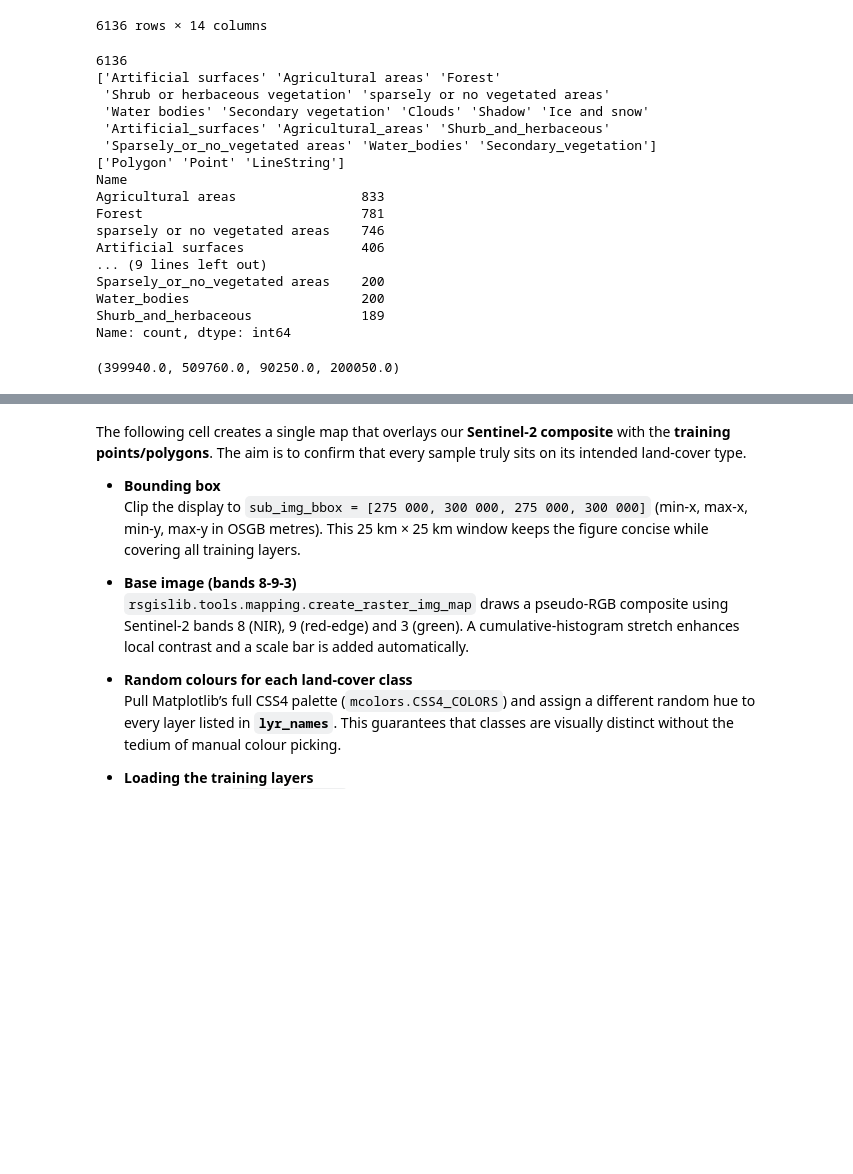
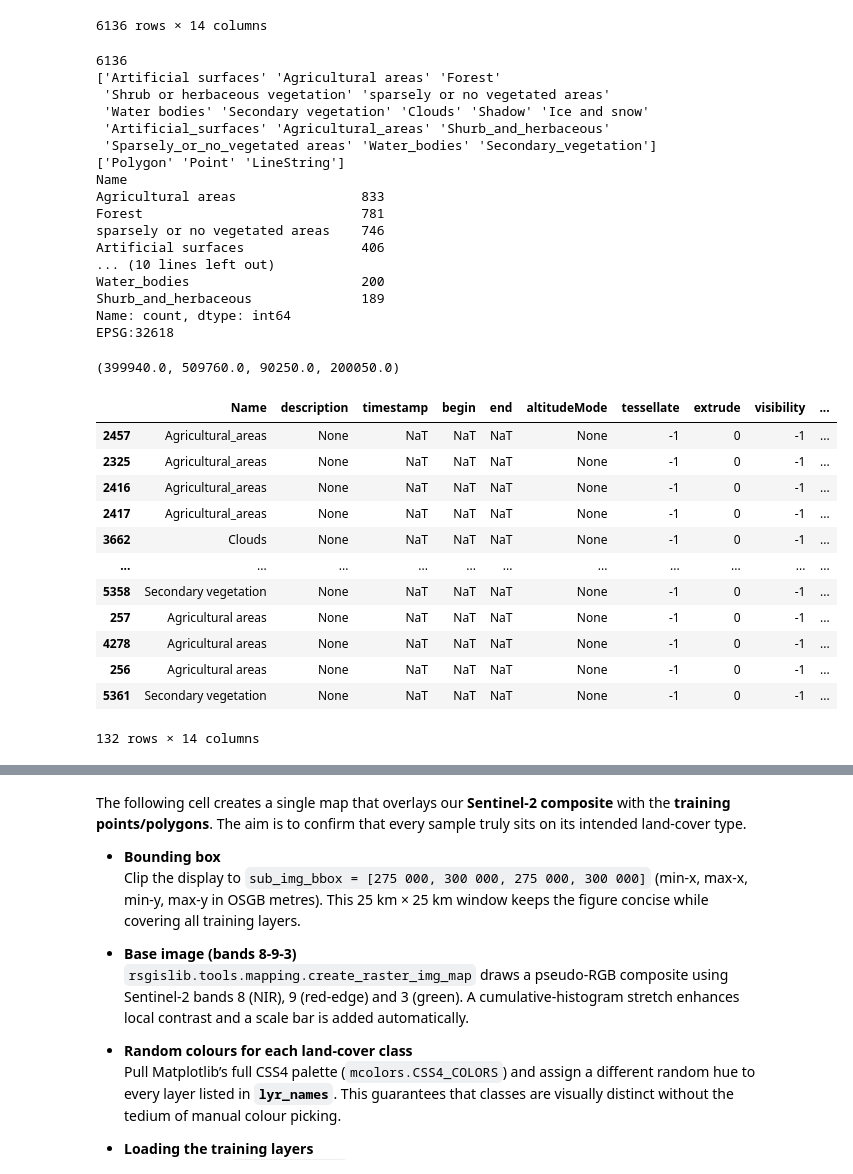
Before and after one commit to RicardoMartinezS/Image_classification, a Jupyter notebook: Taller2.ipynb, the cells around one changed output, grey strips where cells are left out. Drawn from its saved outputs; the diff is of its cells as text; code cells hidden in the pictures; blank space fills up the shorter version.

```diff
--- a/Taller2.ipynb
+++ b/Taller2.ipynb
@@ -182,6 +183,6 @@ import pandas as pd
 import geopandas as gpd
 
 # Concatenate (stack) them together
-andes_ama_train = pd.concat([andes_train, ama_train, andes_train2], ignore_index=True)
-andes_ama_train = gpd.GeoDataFrame(andes_ama_train, geometry='geometry', crs=andes_train.crs)
+andes_ama_concat = pd.concat([andes_train, ama_train, andes_train2], ignore_index=True)
+andes_ama_concat = gpd.GeoDataFrame(andes_ama_concat, geometry='geometry', crs=andes_train.crs)
 # %%
@@ -205,8 +204,9 @@ andes_ama_train
 # %%
-print(len(andes_ama_train))
-print(andes_ama_train["Name"].unique())  # Check name of classes
-print(andes_ama_train.geom_type.unique())
-print(andes_ama_train["Name"].value_counts())  # Check number of samples per class
+print(len(andes_ama_concat))
+print(andes_ama_concat["Name"].unique())  # Check name of classes
+print(andes_ama_concat.geom_type.unique())
+print(andes_ama_concat["Name"].value_counts())  # Check number of samples per class
+print(andes_ama_concat.crs)
 # %% [output]
 6136
 ['Artificial surfaces' 'Agricultural areas' 'Forest'
@@ -220,14 +220,37 @@ Agricultural areas                833
 Forest                            781
 sparsely or no vegetated areas    746
 Artificial surfaces               406
-... (9 lines left out)
-Sparsely_or_no_vegetated areas    200
+... (10 lines left out)
 Water_bodies                      200
 Shurb_and_herbaceous              189
 Name: count, dtype: int64
+EPSG:32618
 # %%
 # Get the full image bounding box.
 img_bbox = rsgislib.imageutils.get_img_bbox(input_img)
 print(img_bbox)
 # %% [output]
 (399940.0, 509760.0, 90250.0, 200050.0)
+# %%
+# img_bbox should be [minx, maxx, miny, maxy]
+minx, maxx, miny, maxy = img_bbox
+bbox_geom = box(399940.0, 90250.0, 470000.0, 200050.0)
+
+andes_ama_train_clipped = geopandas.clip(andes_ama_concat, bbox_geom)
+# Now andes_ama_train_clipped contains only features within the bounding box
+# You can display or use it as needed
+andes_ama_train_clipped
+# %% [output]
+|  | Name | description | timestamp | begin | end | altitudeMode | tessellate | extrude | visibility | ... |
+| 2457 | Agricultural_areas | None | NaT | NaT | NaT | None | -1 | 0 | -1 | ... |
+| 2325 | Agricultural_areas | None | NaT | NaT | NaT | None | -1 | 0 | -1 | ... |
+| 2416 | Agricultural_areas | None | NaT | NaT | NaT | None | -1 | 0 | -1 | ... |
+| 2417 | Agricultural_areas | None | NaT | NaT | NaT | None | -1 | 0 | -1 | ... |
+| 3662 | Clouds | None | NaT | NaT | NaT | None | -1 | 0 | -1 | ... |
+| ... | ... | ... | ... | ... | ... | ... | ... | ... | ... | ... |
+| 5358 | Secondary vegetation | None | NaT | NaT | NaT | None | -1 | 0 | -1 | ... |
+| 257 | Agricultural areas | None | NaT | NaT | NaT | None | -1 | 0 | -1 | ... |
+| 4278 | Agricultural areas | None | NaT | NaT | NaT | None | -1 | 0 | -1 | ... |
+| 256 | Agricultural areas | None | NaT | NaT | NaT | None | -1 | 0 | -1 | ... |
+| 5361 | Secondary vegetation | None | NaT | NaT | NaT | None | -1 | 0 | -1 | ... |
+132 rows × 14 columns
```
Also changed, not shown: parts of 12 cells of this notebook.
